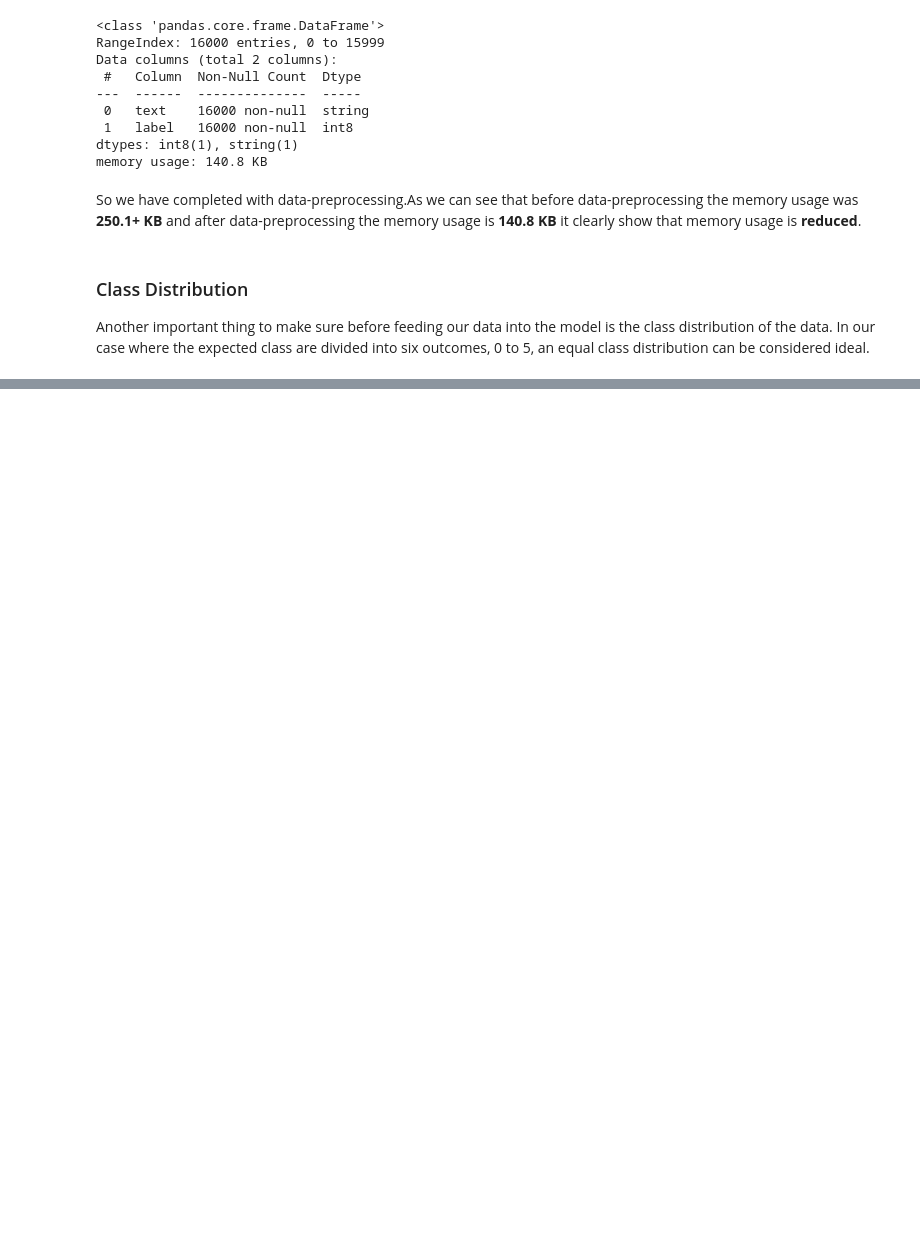
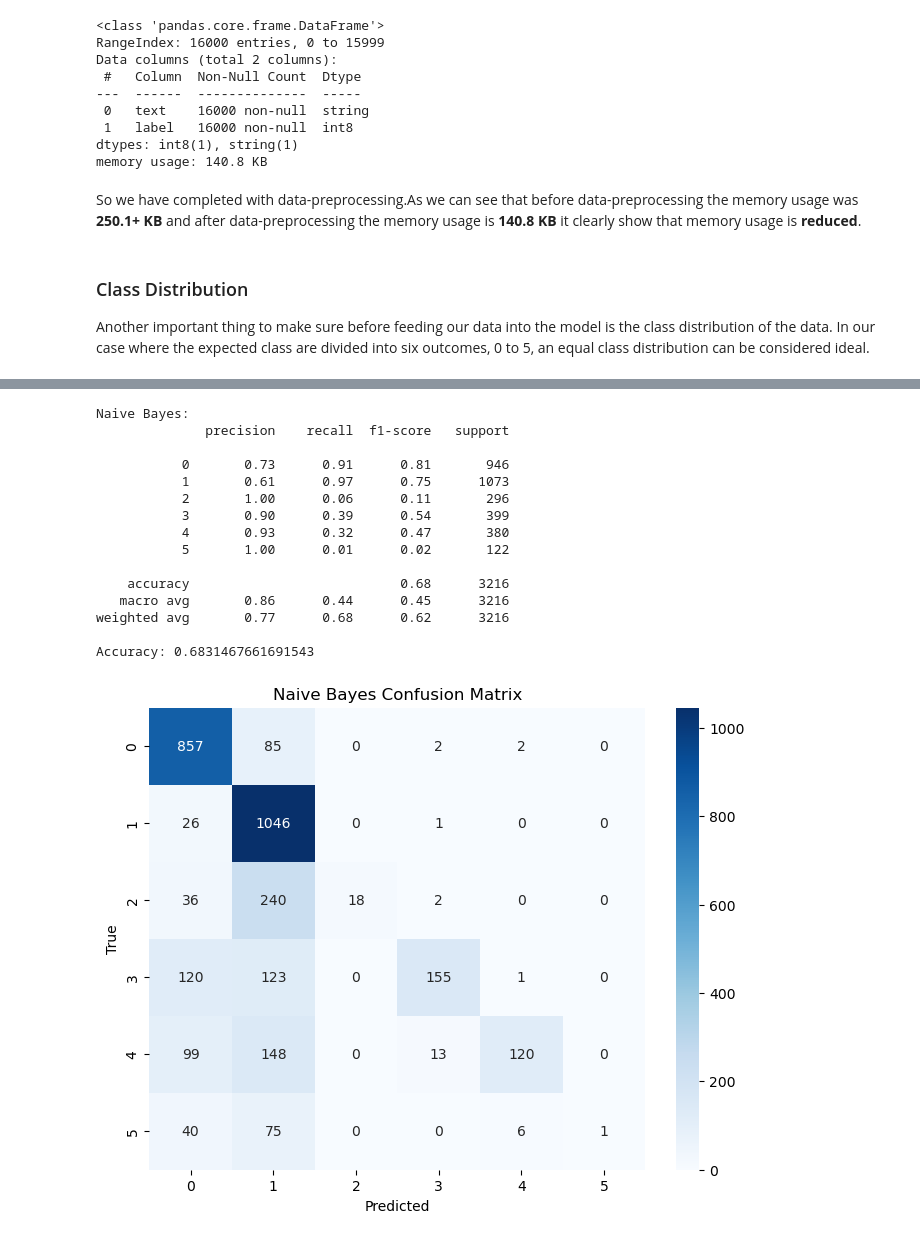
Before and after one commit to springboardmentor112/SentimentAnalysis-TextClassification, a Jupyter notebook: textClassification.ipynb, the cells around one changed output, grey strips where cells are left out. Saved outputs shown, nothing was run; the diff lists cells and outputs as text; code cells hidden in the pictures; blank space fills up the shorter version.

```diff
--- a/textClassification.ipynb
+++ b/textClassification.ipynb
@@ -261,0 +387,41 @@ textData.sample(5)
+# %%
+from sklearn.naive_bayes import MultinomialNB
+
+# Train Naive Bayes model
+nb = MultinomialNB()
+nb.fit(X_train_tfidf, y_train)
+
+# Predictions
+y_pred_nb = nb.predict(X_test_tfidf)
+y_pred_prob_nb = nb.predict_proba(X_test_tfidf)
+
+# Evaluation
+print("Naive Bayes:")
+print(classification_report(y_test, y_pred_nb))
+print(f'Accuracy: {accuracy_score(y_test, y_pred_nb)}')
+cm = confusion_matrix(y_test, y_pred_nb)
+
+# Plot Confusion Matrix
+plt.figure(figsize=(8, 6))
+sns.heatmap(cm, annot=True, fmt='d', cmap='Blues')
+plt.title('Naive Bayes Confusion Matrix')
+plt.xlabel('Predicted')
+plt.ylabel('True')
+plt.show()
+# %% [output]
+Naive Bayes:
+              precision    recall  f1-score   support
+
+           0       0.73      0.91      0.81       946
+           1       0.61      0.97      0.75      1073
+           2       1.00      0.06      0.11       296
+           3       0.90      0.39      0.54       399
+           4       0.93      0.32      0.47       380
+           5       1.00      0.01      0.02       122
+
+    accuracy                           0.68      3216
+   macro avg       0.86      0.44      0.45      3216
+weighted avg       0.77      0.68      0.62      3216
+
+Accuracy: 0.6831467661691543
+[figure, added]
```
Also changed, not shown: parts of 20 cells of this notebook.
